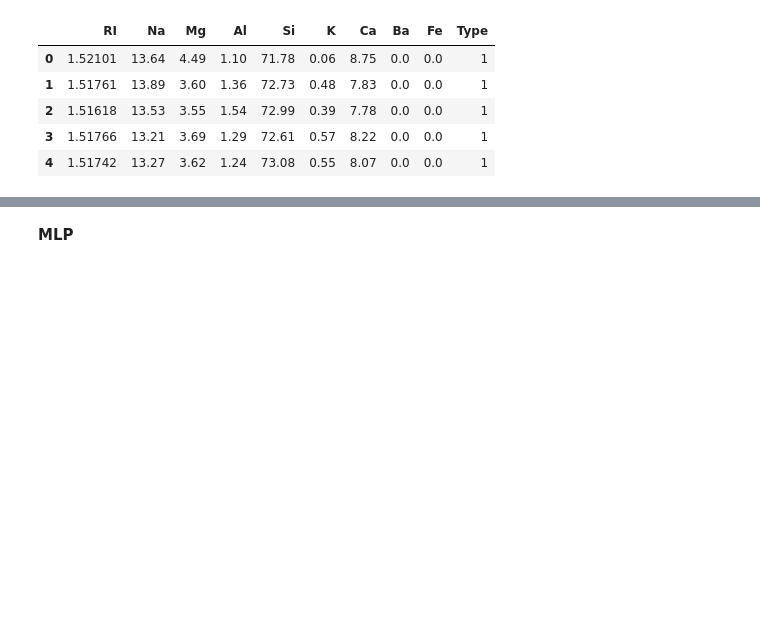
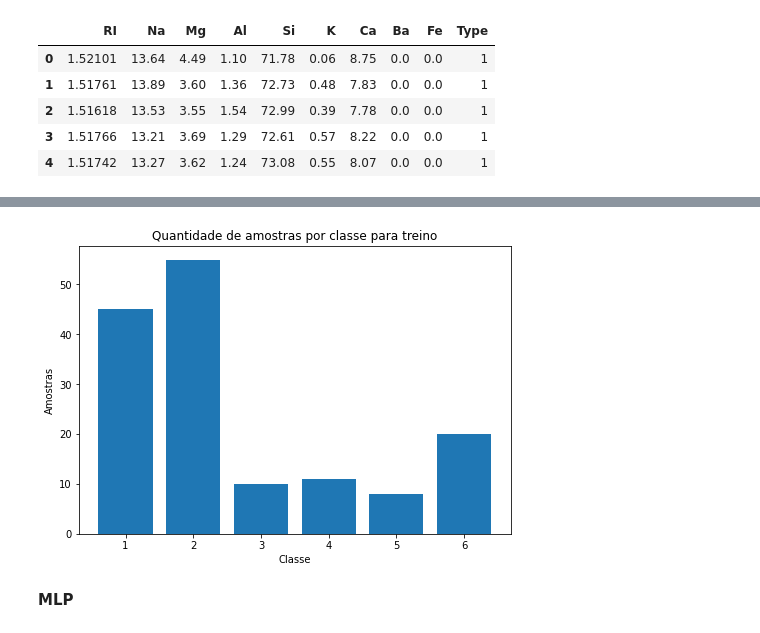
Before and after one commit to marinacer/IA048, a Jupyter notebook: glass.ipynb, the cells around one changed output, grey strips where cells are left out. Cells and saved outputs as stored; diff of their text form; code cells hidden in the pictures; blank space fills up the shorter version.

```diff
--- a/glass.ipynb
+++ b/glass.ipynb
@@ -48,3 +64,13 @@ Xtrain, Xtest, ytrain, ytest = train_test_split(X, y_label, test_size = 0.30, ra
+# %%
+fig = plt.figure()
+ax = fig.add_axes([0,0,1,1])
+ax.bar([1,2,3,4,5,6],[45,55,10,11,8,20])
+plt.title("Quantidade de amostras por classe para treino")
+plt.xlabel("Classe")
+plt.ylabel("Amostras")
+plt.show()
+# %% [output]
+[figure, added]
 # %% [markdown]
 **MLP**
 # %%
```
Also changed, not shown: parts of 8 cells of this notebook.
